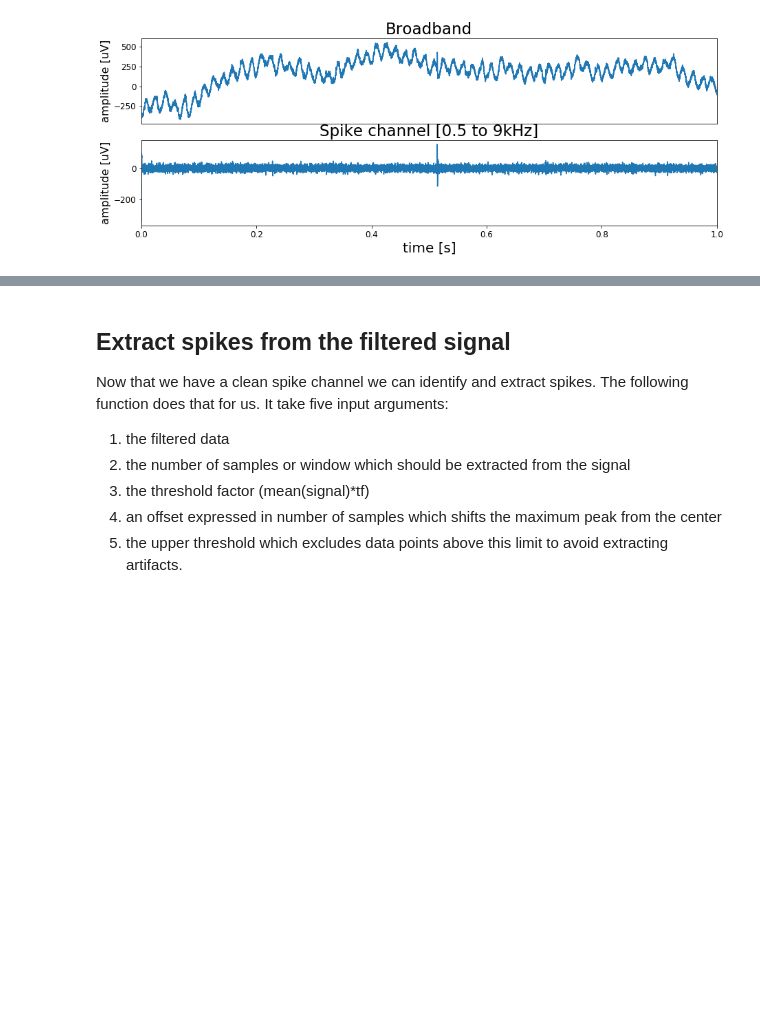
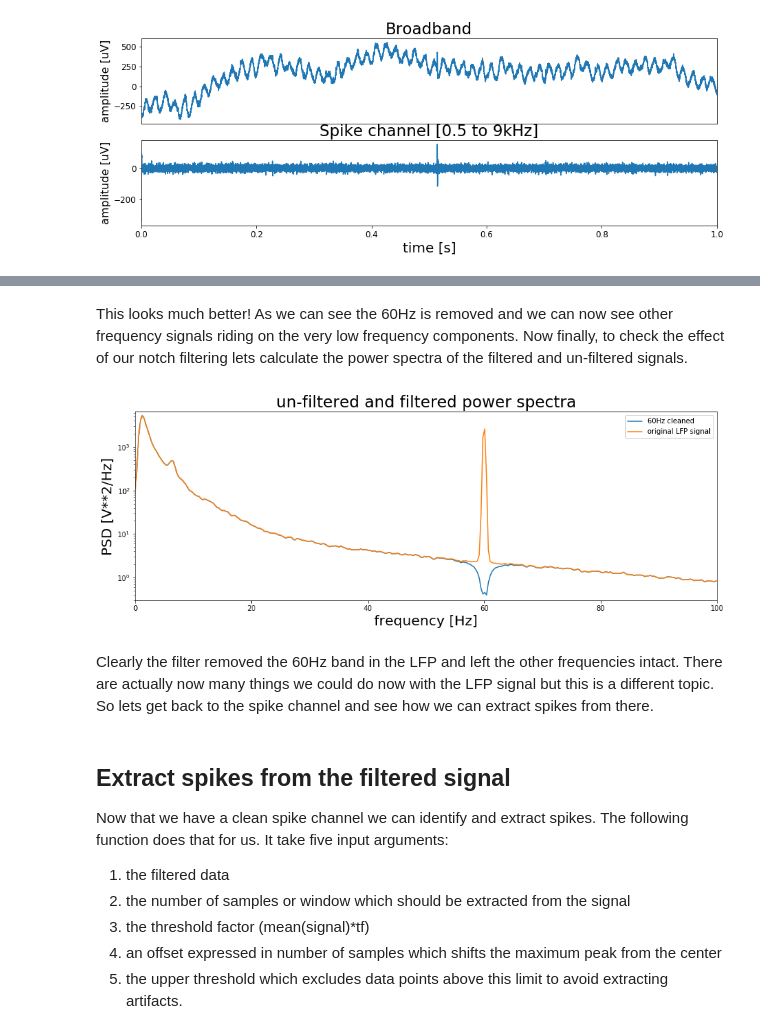
Before and after one commit to akcarsten/spike_sorting, a Jupyter notebook: Spike_sorting.ipynb, the cells around one changed output, grey strips where cells are left out. Saved outputs shown, nothing was run; the diff lists cells and outputs as text; code cells hidden in the pictures; blank space fills up the shorter version.

```diff
--- a/Spike_sorting.ipynb
+++ b/Spike_sorting.ipynb
@@ -114,3 +209,26 @@ plt.show()
+# %% [markdown]
+This looks much better! As we can see the 60Hz is removed and we can now see other frequency signals riding on the very low frequency components.
+Now finally, to check the effect of our notch filtering lets calculate the power spectra of the filtered and un-filtered signals.
+# %%
+f, clean_data_power = signal.welch(clean_data, fs=sf_lfp, window='hanning', nperseg=2048, scaling='spectrum')
+f, lfp_power = signal.welch(lfp_data, fs=sf_lfp, window='hanning', nperseg=2048, scaling='spectrum')
+
+fig, ax = plt.subplots(1, 1, figsize=(15, 5))
+ax.semilogy(f, clean_data_power, label='60Hz cleaned')
+ax.semilogy(f, lfp_power, label='original LFP signal')
+ax.set_title('un-filtered and filtered power spectra', fontsize=23)
+ax.set_xlim([0, 100])
+ax.set_ylim([.3, 6500])
+ax.set_xlabel('frequency [Hz]', fontsize=20)
+ax.set_ylabel('PSD [V**2/Hz]', fontsize=20)
+ax.legend()
+
+plt.show()
+# %% [output]
+[figure, added]
+# %% [markdown]
+Clearly the filter removed the 60Hz band in the LFP and left the other frequencies intact.
+There are actually now many things we could do now with the LFP signal but this is a different topic. So lets get back to the spike channel and see how we can extract spikes from there.
 # %% [markdown]
 ## Extract spikes from the filtered signal
 Now that we have a clean spike channel we can identify and extract spikes. The following function does that for us. It take five input arguments:
```
Also changed, not shown: parts of 11 cells of this notebook, 12 other files.
